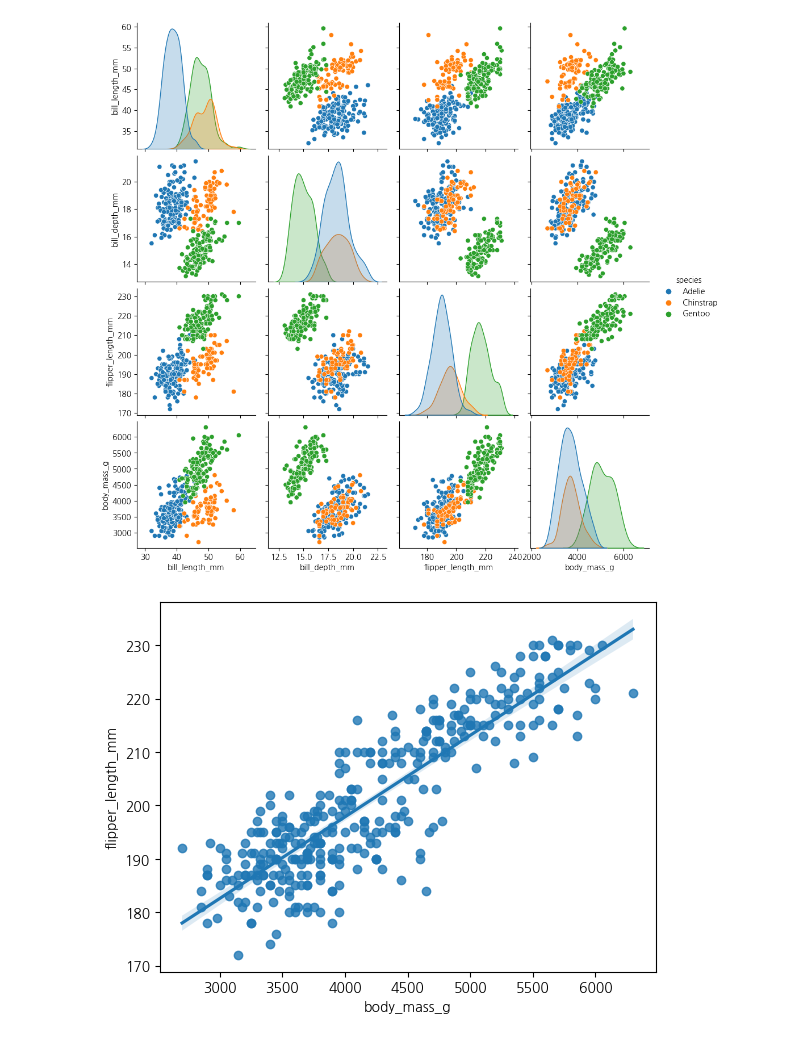
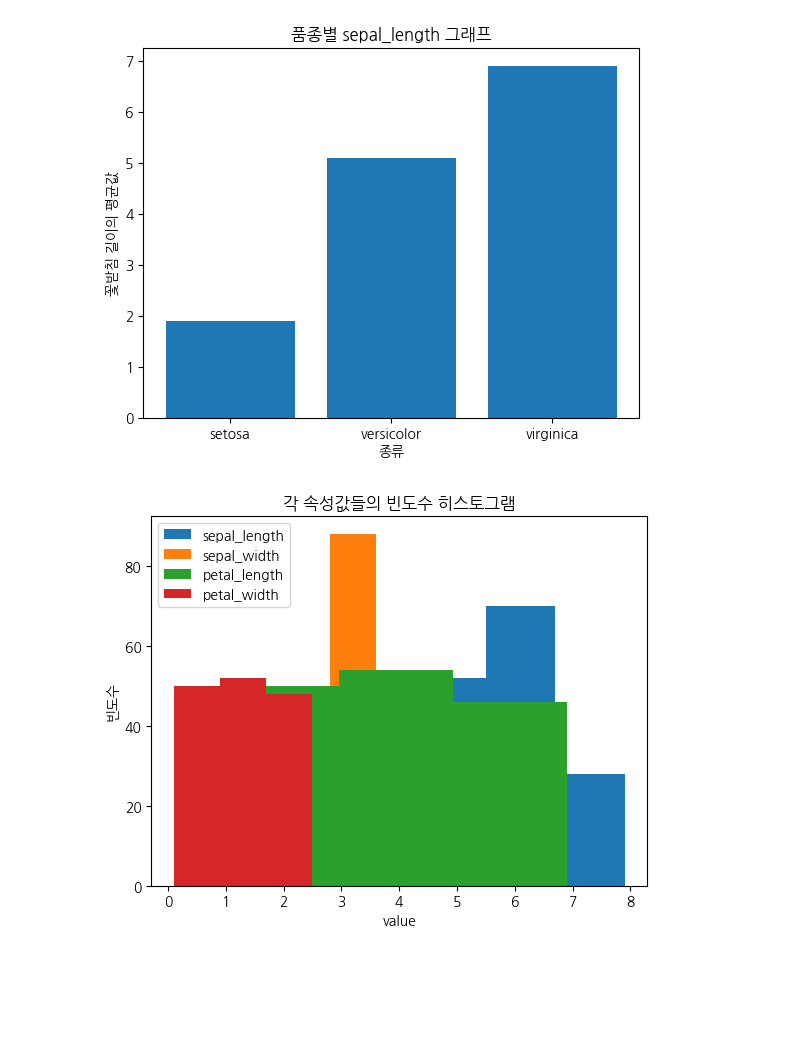
Before and after one commit to jiyoun1/aipython, a Jupyter notebook: 240111.ipynb, the cells around one changed output. Drawn from its saved outputs; the diff is of its cells as text; code cells hidden in the pictures; blank space fills up the shorter version.

```diff
--- a/240111.ipynb
+++ b/240111.ipynb
@@ -231,20 +52,33 @@ plt.show()
-# %%
-import matplotlib.pyplot as plt
-import seaborn as sns
-import pandas as pd
-pen = pd.read_csv('penguins.csv')
-
-sns.pairplot(pen,hue='species')
-plt.show()
-# %% [output]
-[figure, removed]
-# %%
-import matplotlib.pyplot as plt
-import seaborn as sns
-import pandas as pd
-pen = pd.read_csv('penguins.csv')
-
-sns.regplot(x='body_mass_g',y='flipper_length_mm', data=pen)
-plt.show()
-# %% [output]
-[figure, removed]
+# %%
+# 붓꽃 데이터 분석
+
+import pandas as pd
+import matplotlib.pyplot as plt
+import seaborn as sns
+plt.rc('font', family='NanumGothic')
+df = pd.read_csv('iris.csv')
+
+plt.bar(df['species'],df['petal_length'])
+plt.title('품종별 sepal_length 그래프')
+plt.xlabel('종류')
+plt.ylabel('꽃받침 길이의 평균값')
+plt.show()
+
+plt.hist(df['sepal_length'],bins= 3, label = 'sepal_length')     # 각 속성값들의 빈도수 히스토그램
+plt.hist(df['sepal_width'], bins = 3, label = 'sepal_width')
+plt.hist(df['petal_length'], bins = 3, label = 'petal_length')
+plt.hist(df['petal_width'], bins = 3, label = 'petal_width')
+plt.title('각 속성값들의 빈도수 히스토그램')
+plt.xlabel('value')
+plt.ylabel('빈도수')
+plt.legend()
+plt.show()
+
+plt.scatter(df['sepal_length'], df['petal_length'])            #꽃받침의 길이와 꽃잎의 길이의 산점도
+plt.xlabel('sepal_length')
+plt.ylabel('petal_length')
+
+plt.show()
+# %% [output]
+[figure, added]
+[figure, added]
```
Also changed, not shown: parts of 23 cells of this notebook.
